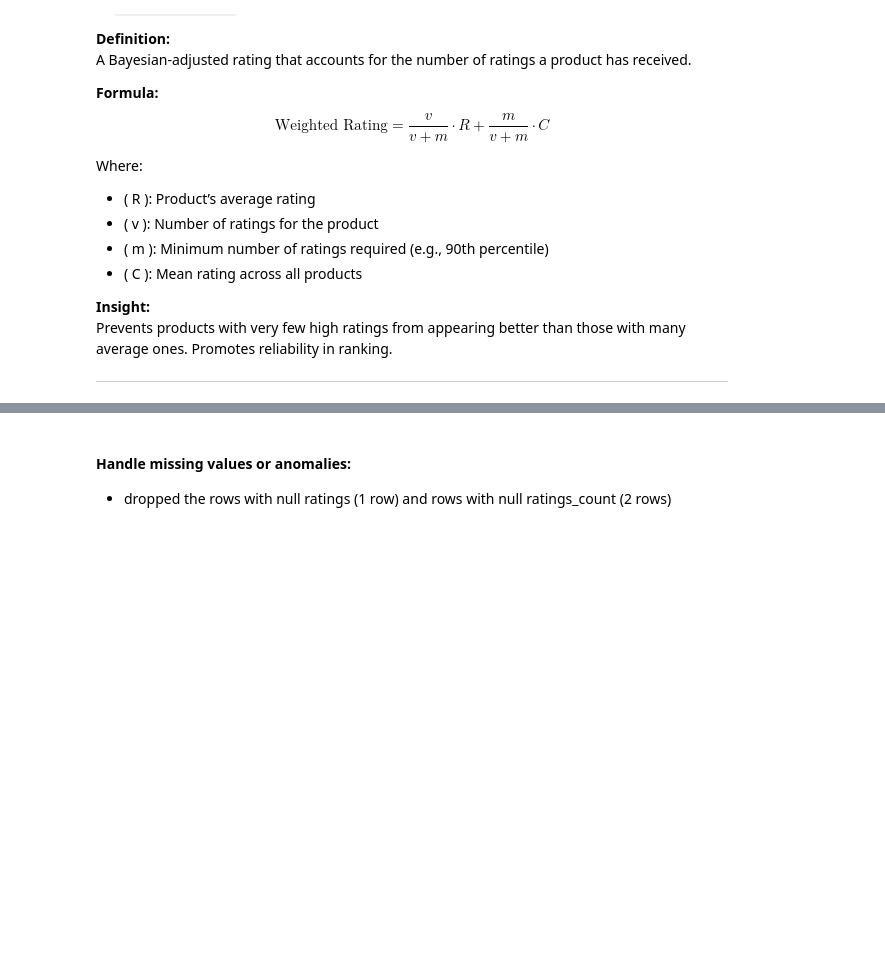
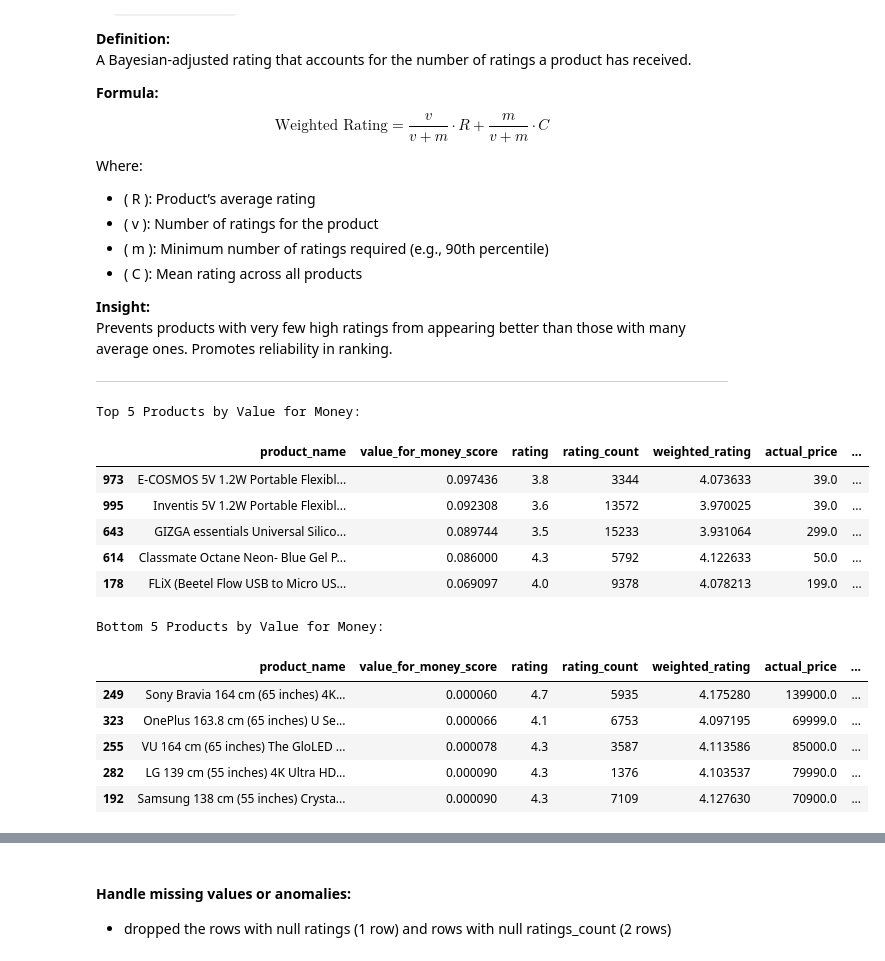
Before and after one commit to nayakrakshith007/Product_Recommendation_System, a Jupyter notebook: Code/Scalar_Product_Recommendation_Sysyem.ipynb, the cells around one changed output, grey strips where cells are left out. Saved outputs shown, nothing was run; the diff lists cells and outputs as text; code cells hidden in the pictures; blank space fills up the shorter version.

Commit message:
Added Content based filtering

```diff
--- a/Code/Scalar_Product_Recommendation_Sysyem.ipynb
+++ b/Code/Scalar_Product_Recommendation_Sysyem.ipynb
@@ -485,3 +485,33 @@ def compute_weighted_rating(row, m=m, C=C):
     return (v / (v + m)) * R + (m / (v + m)) * C
 
 df['weighted_rating'] = df.apply(compute_weighted_rating, axis=1)
+# %%
+# Filter valid rows
+valid_vm_df = df[['product_name', 'value_for_money_score', 'rating', 'rating_count', 'weighted_rating','actual_price','discounted_price']].dropna()
+valid_vm_df = valid_vm_df[valid_vm_df['value_for_money_score'] > 0]
+
+# Compute Top 5 and Bottom 5
+top_5_vm = valid_vm_df.sort_values(by='value_for_money_score', ascending=False).head(5)
+bottom_5_vm = valid_vm_df.sort_values(by='value_for_money_score', ascending=True).head(5)
+
+# Display
+print("Top 5 Products by Value for Money:")
+display(top_5_vm[['product_name', 'value_for_money_score', 'rating', 'rating_count', 'weighted_rating','actual_price','discounted_price']])
+
+print("\nBottom 5 Products by Value for Money:")
+display(bottom_5_vm[['product_name', 'value_for_money_score', 'rating', 'rating_count', 'weighted_rating','actual_price','discounted_price']])
+# %% [output]
+Top 5 Products by Value for Money:
+|  | product_name | value_for_money_score | rating | rating_count | weighted_rating | actual_price | ... |
+| 973 | E-COSMOS 5V 1.2W Portable Flexibl... | 0.097436 | 3.8 | 3344 | 4.073633 | 39.0 | ... |
+| 995 | Inventis 5V 1.2W Portable Flexibl... | 0.092308 | 3.6 | 13572 | 3.970025 | 39.0 | ... |
+| 643 | GIZGA essentials Universal Silico... | 0.089744 | 3.5 | 15233 | 3.931064 | 299.0 | ... |
+| 614 | Classmate Octane Neon- Blue Gel P... | 0.086000 | 4.3 | 5792 | 4.122633 | 50.0 | ... |
+| 178 | FLiX (Beetel Flow USB to Micro US... | 0.069097 | 4.0 | 9378 | 4.078213 | 199.0 | ... |
+Bottom 5 Products by Value for Money:
+|  | product_name | value_for_money_score | rating | rating_count | weighted_rating | actual_price | ... |
+| 249 | Sony Bravia 164 cm (65 inches) 4K... | 0.000060 | 4.7 | 5935 | 4.175280 | 139900.0 | ... |
+| 323 | OnePlus 163.8 cm (65 inches) U Se... | 0.000066 | 4.1 | 6753 | 4.097195 | 69999.0 | ... |
+| 255 | VU 164 cm (65 inches) The GloLED ... | 0.000078 | 4.3 | 3587 | 4.113586 | 85000.0 | ... |
+| 282 | LG 139 cm (55 inches) 4K Ultra HD... | 0.000090 | 4.3 | 1376 | 4.103537 | 79990.0 | ... |
+| 192 | Samsung 138 cm (55 inches) Crysta... | 0.000090 | 4.3 | 7109 | 4.127630 | 70900.0 | ... |
```
Also changed, not shown: parts of 31 cells of this notebook.
